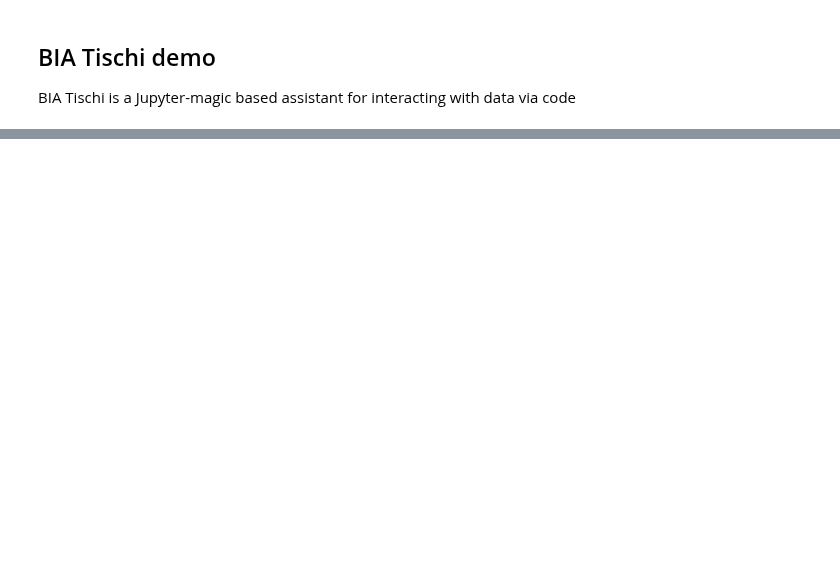
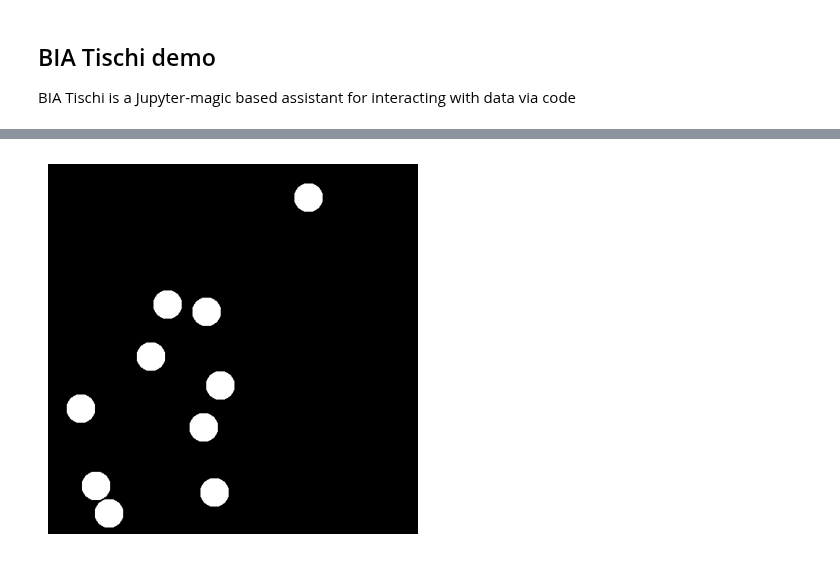
Before and after one commit to haesleinhuepf/bia-bob, a Jupyter notebook: demo/basic_demo.ipynb, the cells around one changed output, grey strips where cells are left out. Cells and saved outputs as stored; diff of their text form; code cells hidden in the pictures; blank space fills up the shorter version.

```diff
--- a/demo/basic_demo.ipynb
+++ b/demo/basic_demo.ipynb
@@ -111,0 +34,22 @@ plt.show()
+# %%
+import numpy as np
+from skimage.draw import circle
+import matplotlib.pyplot as plt
+
+# Create a blank image of size 512x512
+image = np.zeros((512, 512))
+
+# Randomly place 10 nuclei-like objects
+for _ in range(10):
+    # Generate random coordinates for the center of the nucleus
+    center_x = np.random.randint(20, 492)
+    center_y = np.random.randint(20, 492)
+
+    # Draw a circle with radius 20 pixels using the random coordinates
+    rr, cc = circle(center_y, center_x, 20, image.shape)
+    image[rr, cc] = 1
+
+# Show the generated image
+plt.imshow(image, cmap='gray')
+plt.axis('off')
+plt.show()
@@ -111,0 +62,24 @@ plt.show()
+# %%
+import numpy as np
+from skimage.draw import disk
+import matplotlib.pyplot as plt
+
+# Create a blank image of size 512x512
+image = np.zeros((512, 512))
+
+# Randomly place 10 nuclei-like objects
+for _ in range(10):
+    # Generate random coordinates for the center of the nucleus
+    center_x = np.random.randint(20, 492)
+    center_y = np.random.randint(20, 492)
+
+    # Draw a disk with radius 20 pixels using the random coordinates
+    rr, cc = disk((center_y, center_x), radius=20, shape=image.shape)
+    image[rr, cc] = 1
+
+# Show the generated image
+plt.imshow(image, cmap='gray')
+plt.axis('off')
+plt.show()
+# %% [output]
+[figure, added]
```
Also changed, not shown: parts of 10 cells of this notebook, 4 other files.
